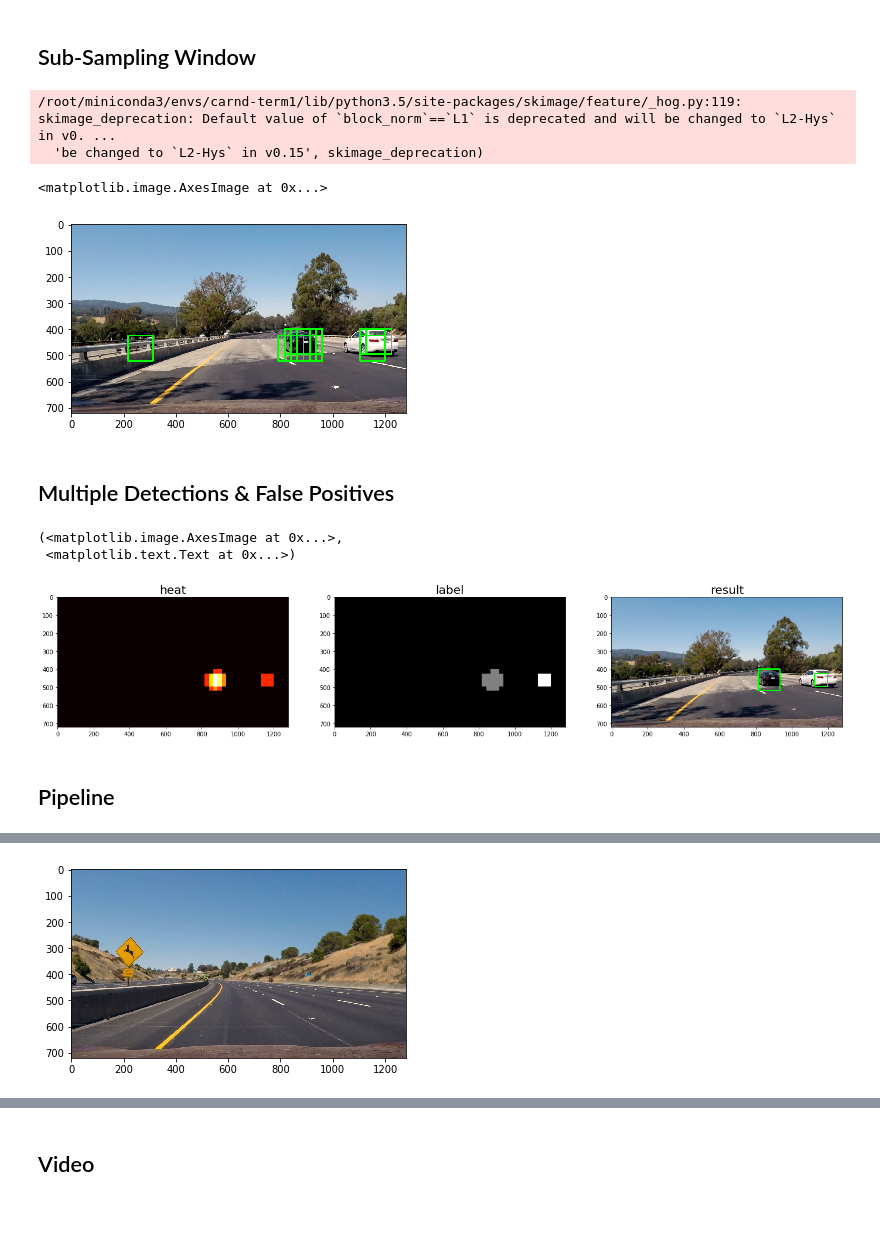
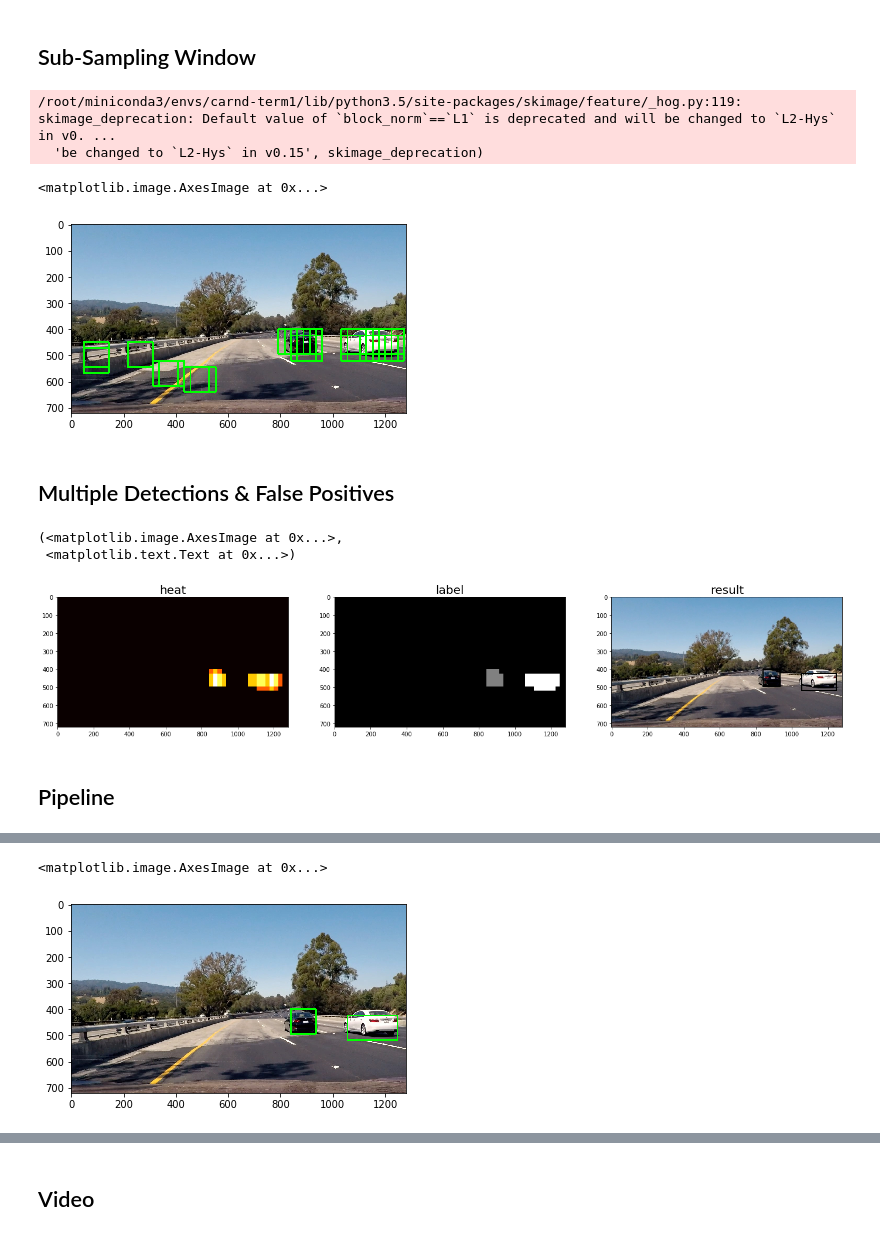
Before and after one commit to liferlisiqi/Vehicle-detection, a Jupyter notebook: Vehicle-Detection.ipynb, the cells around one changed output, grey strips where cells are left out. Drawn from its saved outputs; the diff is of its cells as text; code cells hidden in the pictures.

```diff
--- a/Vehicle-Detection.ipynb
+++ b/Vehicle-Detection.ipynb
@@ -281,7 +282,7 @@ def extract_features(imgs, color_space='RGB', spatial_size=(32, 32),
         file_features = []
         # Read in each one by one
         # image = mpimg.imread(file)  image should be [0, 1] and as type np.float32
-        image = (mpimg.imread(file) / 256).astype(np.float32)
+        image = mpimg.imread(file)
         # apply color conversion if other than 'RGB'
         if color_space != 'RGB':
             if color_space == 'HSV':
@@ -324,8 +325,6 @@ def extract_features(imgs, color_space='RGB', spatial_size=(32, 32),
     # Return list of feature vectors
     return features
 
-cars = glob.glob('CarNotCar/Cars/*.jpeg')
-notcars = glob.glob('CarNotCar/Notcars/*.jpeg')
 
 car_features = extract_features(cars, color_space=color_space,
                         spatial_size=spatial_size, hist_bins=hist_bins,
@@ -478,5 +480,5 @@ print(svc.score(x_test, y_test))
 # %%
-img = (mpimg.imread('test_images/4.jpg') / 256).astype(np.float32)
+img = mpimg.imread('test_images/4.jpg').astype(np.float32) / 256
 draw_image = np.copy(img)
 windows = slide_window(img, x_start_stop=[None, None], y_start_stop=[None, None], xy_window=(96, 96), xy_overlap=(0.5, 0.5))
 hot_windows = search_windows(img, windows, svc, X_scaler, color_space=color_space, spatial_size=spatial_size,
@@ -551,7 +553,7 @@ def find_cars(img, ystart, ystop, scale, svc, x_scaler, orient, pix_per_cell, ce
                 xleft = np.int(xleft * scale)
                 ytop = np.int(ytop * scale)
                 win_draw = np.int(window * scale)
-                cv2.rectangle(draw_img, (xleft, ytop+ystart), (xleft+win_draw, ytop+win_draw+ystart), (0,1,0), 6)
+                cv2.rectangle(draw_img, (xleft, ytop+ystart), (xleft+win_draw, ytop+win_draw+ystart), (0,255,0), 6)
                 bbox_list.append(((int(xleft), int(ytop+ystart)), (int(xleft+win_draw), int(ytop+win_draw+ystart))))
 
     return draw_img, bbox_list
@@ -559,15 +561,14 @@ def find_cars(img, ystart, ystop, scale, svc, x_scaler, orient, pix_per_cell, ce
 ystart = 400
 ystop = 656
 scale = 1.5
-img = (mpimg.imread('test_images/4.jpg') / 256).astype(np.float32)
+img = mpimg.imread('test_images/4.jpg')
 result, bbox_list = find_cars(img, ystart, ystop, scale, svc, X_scaler, orient, pix_per_cell, cell_per_block, spatial_size, hist_bins)
-mpimg.imsave('output_images/slide_window.png', result)
 plt.imshow(result)
 # %% [output]
 /root/miniconda3/envs/carnd-term1/lib/python3.5/site-packages/skimage/feature/_hog.py:119: skimage_deprecation: Default value of `block_norm`==`L1` is deprecated and will be changed to `L2-Hys` in v0. ...
   'be changed to `L2-Hys` in v0.15', skimage_deprecation)
 <matplotlib.image.AxesImage at 0x...>
-[figure, old version]
+[figure, new version]
 # %% [markdown]
 ## Multiple Detections & False Positives
 # %%
@@ -593,10 +594,10 @@ def draw_labeled_bboxes(img, labels):
         nonzerox = np.array(nonzero[1])
         # Define a bounding box based on min/max x and y
         bbox = ((np.min(nonzerox), np.min(nonzeroy)), (np.max(nonzerox), np.max(nonzeroy)))
-        cv2.rectangle(img, bbox[0], bbox[1], (0,1,0), 6)
+        cv2.rectangle(img, bbox[0], bbox[1], (0,255,0), 6)
     return img
 
-img = (mpimg.imread('test_images/4.jpg') / 256).astype(np.float32)
+img = mpimg.imread('test_images/4.jpg').astype(np.float32) / 256
 heat = np.zeros_like(img[:,:,0]).astype(np.float)
 heat = add_heat(heat, bbox_list)
 heat = apply_threshold(heat, 2)
@@ -614,26 +615,26 @@ axs[2].imshow(draw_img), axs[2].set_title('result', fontsize=20)
 # %% [output]
 (<matplotlib.image.AxesImage at 0x...>,
  <matplotlib.text.Text at 0x...>)
-[figure, old version]
+[figure, new version]
 # %% [markdown]
 ## Pipeline
 # %%
 def detect_cars(img):
-    img = (img / 256).astype(np.float32)
+#     img = img.astype(np.float32) / 256
     result, bbox_list = find_cars(img, ystart, ystop, scale, svc, X_scaler, orient, pix_per_cell, cell_per_block, spatial_size, hist_bins)
     heat = np.zeros_like(img[:,:,0]).astype(np.float)
     heat = add_heat(heat, bbox_list)
-    heat = apply_threshold(heat, 5)
+    heat = apply_threshold(heat, 2)
     # Visualize the heatmap when displaying
     heatmap = np.clip(heat, 0, 255)
 
     # Find final boxes from heatmap using label function
     labels = label(heatmap)
     draw_img = draw_labeled_bboxes(np.copy(img), labels)
-    draw_img = (draw_img * 255).astype(np.float32)
+#     draw_img = (draw_img * 255).astype(np.float32)
     return draw_img
 
-img = mpimg.imread('test_images/2.jpg')
+img = mpimg.imread('test_images/4.jpg')
 result = detect_cars(img)
-plt.imshow(result.astype(np.uint8))
+plt.imshow(result)
 # %% [output]
@@ -641,4 +643,5 @@ plt.imshow(result.astype(np.uint8))
+<matplotlib.image.AxesImage at 0x...>
-[figure, old version]
+[figure, new version]
 # %%
 cache = deque(maxlen = 8)
 
```
Also changed, not shown: parts of 16 cells of this notebook, 4 other files.
